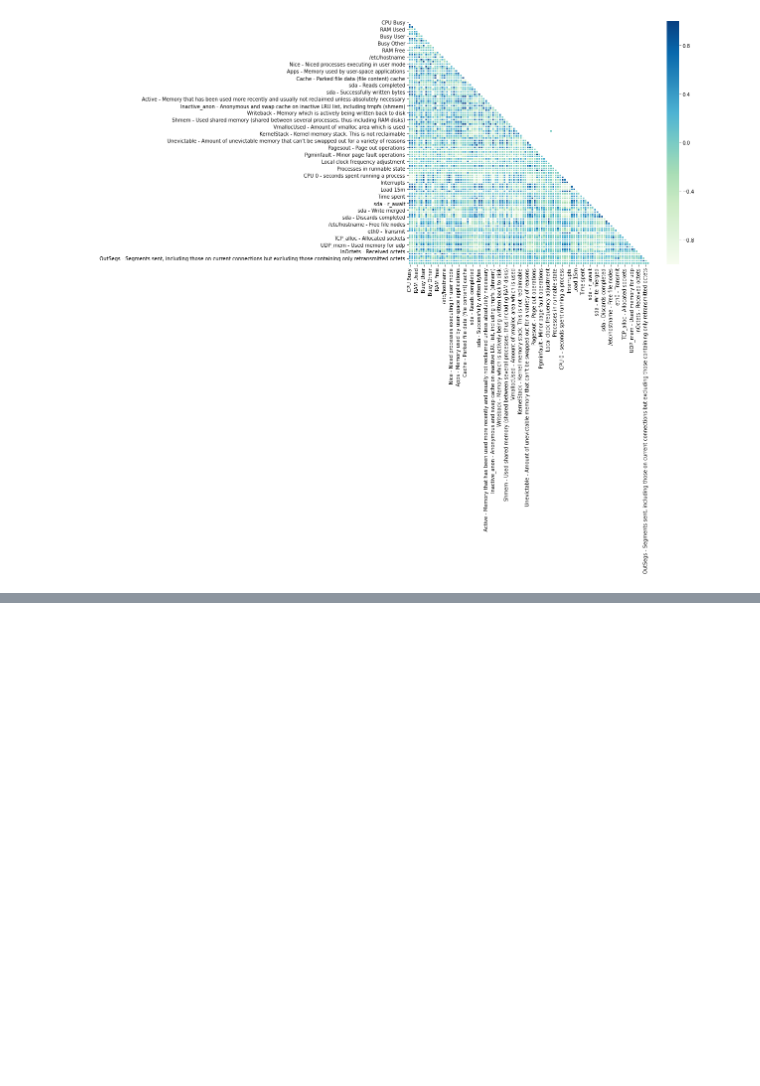
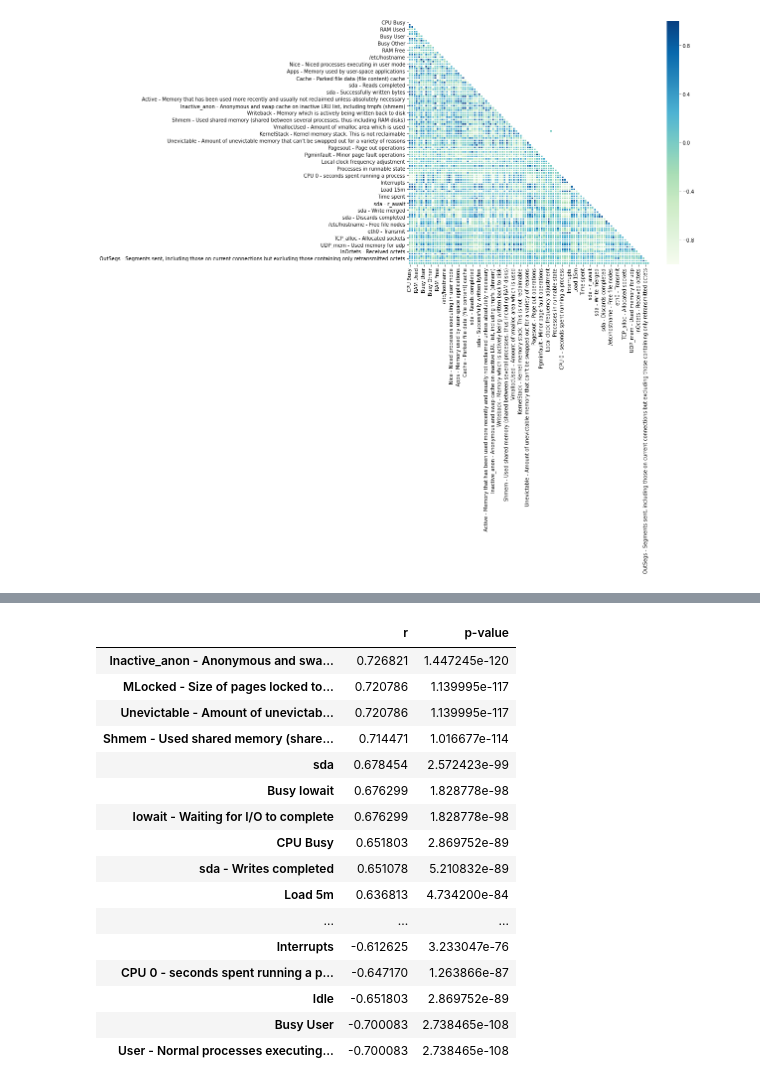
Before and after one commit to ole2252/FMS-AD, a Jupyter notebook: Correlation analysis.ipynb, the cells around one changed output, grey strips where cells are left out. Cells and saved outputs as stored; diff of their text form; code cells hidden in the pictures; blank space fills up the shorter version.

```diff
--- a/Correlation analysis.ipynb
+++ b/Correlation analysis.ipynb
@@ -44,13 +44,13 @@ preprocess data
 '''
 
 # Prepare data
-# data = pd.read_csv("mts_june_10m_rh.csv", dtype='float').drop(['Unnamed: 0'], axis=1)
+# data = pd.read_csv("data/mts_june_10m_rh.csv", dtype='float').drop(['Unnamed: 0'], axis=1)
 
 # X = data.drop(['cs'], axis=1)
 # Y = data['cs']
 
-data = pd.read_pickle(r'all_metrics_data_3h.pkl')
-# data = pd.read_pickle(r'all_metrics_data_12h.pkl')
+data = pd.read_pickle(r'data/all_metrics_data_3h.pkl')
+# data = pd.read_pickle(r'data/all_metrics_data_12h.pkl')
 
 X = data.drop(['time', 'label', "txn_fail_num"], axis=1)
 Y = data.label
@@ -95,3 +95,6 @@ sns.heatmap(correlations, cmap='GnBu', square=True, annot=False, linewidths=.5,
 # %% [output]
 <AxesSubplot:>
 [figure]
+# %%
+txn_falure_correlation = txn_falure_correlation.dropna(axis='rows')
+txn_falure_correlation.head(10)
@@ -97,0 +113,26 @@ sns.heatmap(correlations, cmap='GnBu', square=True, annot=False, linewidths=.5,
+# %%
+selected_features = txn_falure_correlation[np.abs(txn_falure_correlation.r) >0.5]
+selected_features = selected_features[selected_features['p-value'] < 0.05]
+
+selected_features_names = selected_features.index
+# %%
+# selected features based on criteria
+selected_features
+# %% [output]
+|  | r | p-value |
+| Inactive_anon - Anonymous and swa... | 0.726821 | 1.447245e-120 |
+| MLocked - Size of pages locked to... | 0.720786 | 1.139995e-117 |
+| Unevictable - Amount of unevictab... | 0.720786 | 1.139995e-117 |
+| Shmem - Used shared memory (share... | 0.714471 | 1.016677e-114 |
+| sda | 0.678454 | 2.572423e-99 |
+| Busy Iowait | 0.676299 | 1.828778e-98 |
+| Iowait - Waiting for I/O to complete | 0.676299 | 1.828778e-98 |
+| CPU Busy | 0.651803 | 2.869752e-89 |
+| sda - Writes completed | 0.651078 | 5.210832e-89 |
+| Load 5m | 0.636813 | 4.734200e-84 |
+| ... | ... | ... |
+| Interrupts | -0.612625 | 3.233047e-76 |
+| CPU 0 - seconds spent running a p... | -0.647170 | 1.263866e-87 |
+| Idle | -0.651803 | 2.869752e-89 |
+| Busy User | -0.700083 | 2.738465e-108 |
+| User - Normal processes executing... | -0.700083 | 2.738465e-108 |
```
Also changed, not shown: parts of 1 cell of this notebook.
